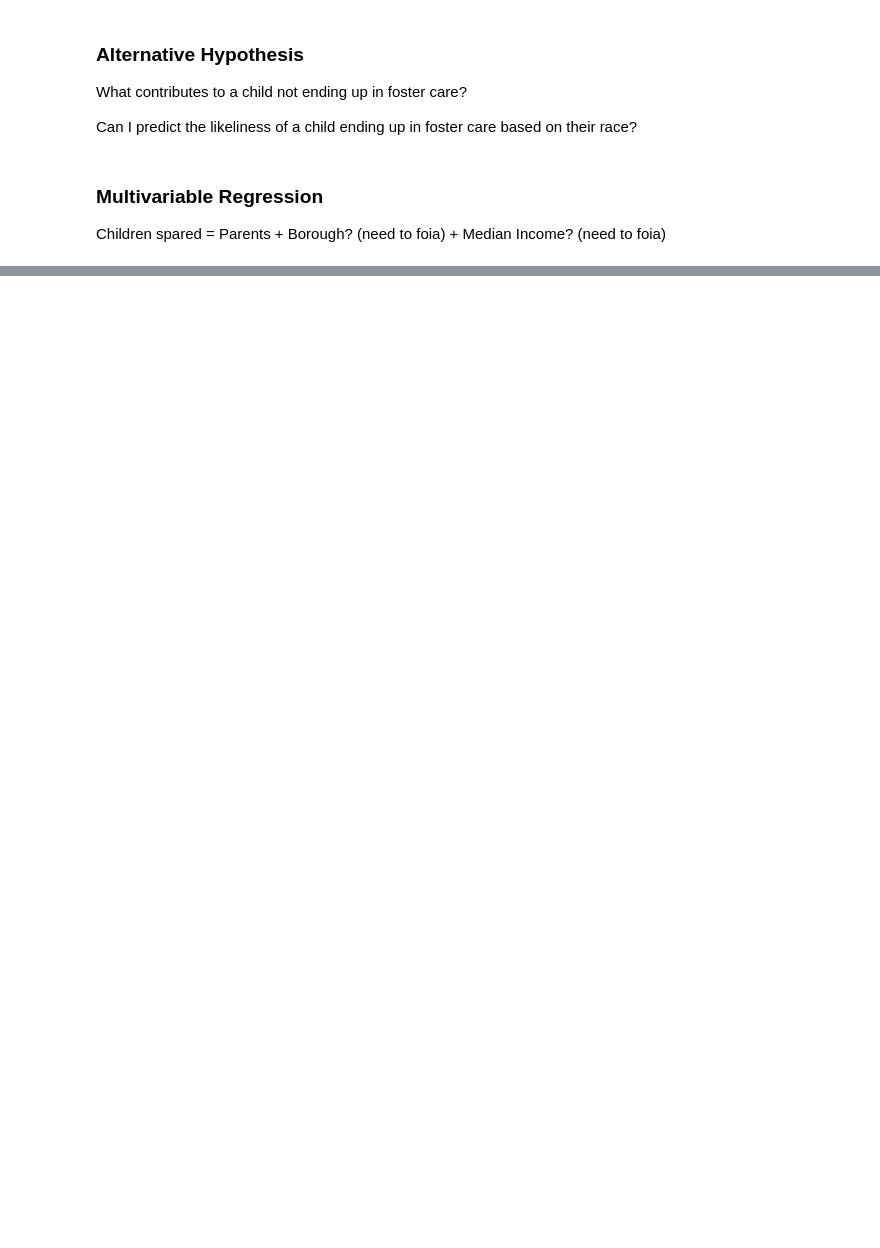
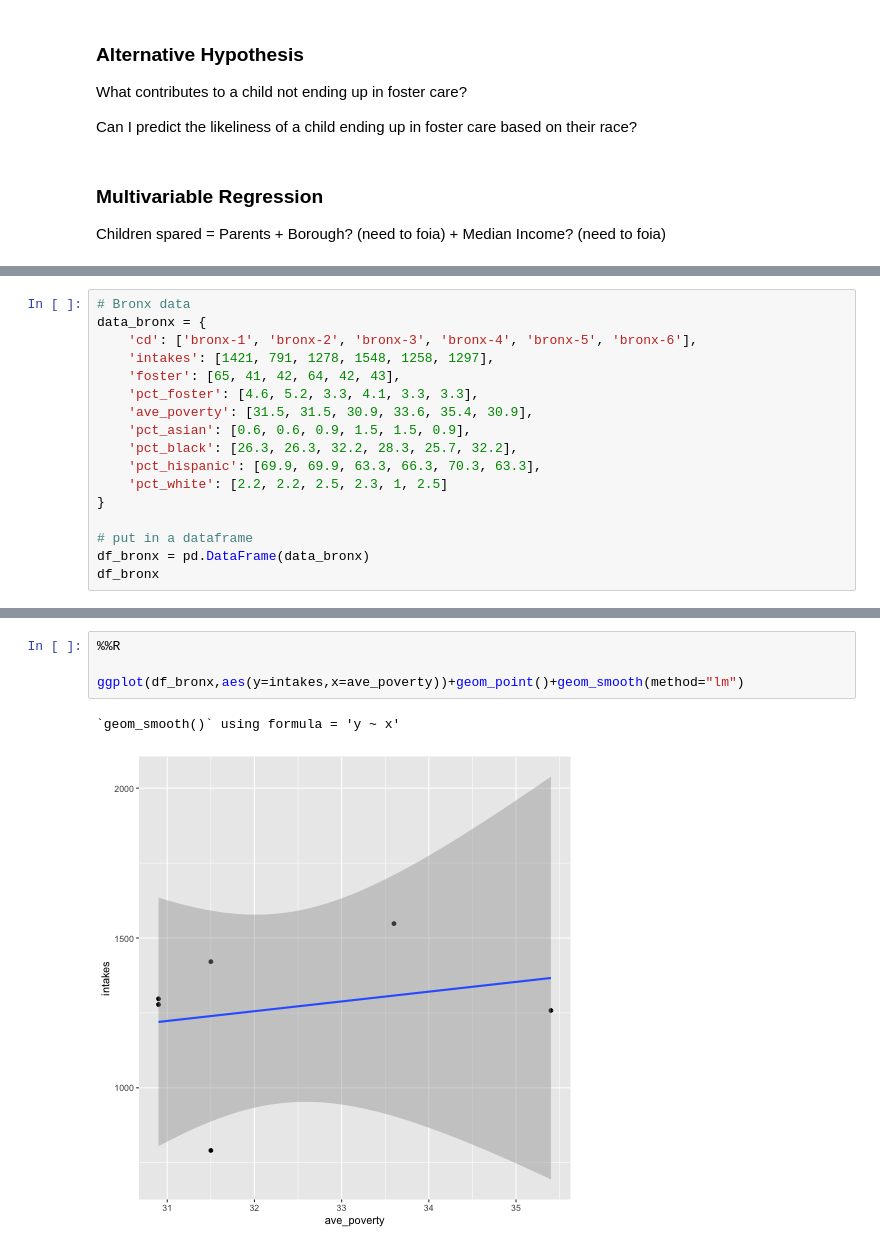
Before and after one commit to katrventura/nyc-child-services, a Jupyter notebook: notebook.ipynb, the cells around one changed output, grey strips where cells are left out. Cells and saved outputs as stored; diff of their text form; blank space fills up the shorter version.

```diff
--- a/notebook.ipynb
+++ b/notebook.ipynb
@@ -332,0 +561,17 @@ Children spared = Parents + Borough? (need to foia) + Median Income? (need to fo
+# %%
+# Bronx data
+data_bronx = {
+    'cd': ['bronx-1', 'bronx-2', 'bronx-3', 'bronx-4', 'bronx-5', 'bronx-6'],
+    'intakes': [1421, 791, 1278, 1548, 1258, 1297],
+    'foster': [65, 41, 42, 64, 42, 43],
+    'pct_foster': [4.6, 5.2, 3.3, 4.1, 3.3, 3.3],
+    'ave_poverty': [31.5, 31.5, 30.9, 33.6, 35.4, 30.9],
+    'pct_asian': [0.6, 0.6, 0.9, 1.5, 1.5, 0.9],
+    'pct_black': [26.3, 26.3, 32.2, 28.3, 25.7, 32.2],
+    'pct_hispanic': [69.9, 69.9, 63.3, 66.3, 70.3, 63.3],
+    'pct_white': [2.2, 2.2, 2.5, 2.3, 1, 2.5]
+}
+
+# put in a dataframe
+df_bronx = pd.DataFrame(data_bronx)
+df_bronx
@@ -332,0 +612,7 @@ Children spared = Parents + Borough? (need to foia) + Median Income? (need to fo
+# %%
+%%R
+
+ggplot(df_bronx,aes(y=intakes,x=ave_poverty))+geom_point()+geom_smooth(method="lm")
+# %% [output]
+`geom_smooth()` using formula = 'y ~ x'
+[figure, added]
```
Also changed, not shown: parts of 27 cells of this notebook, 4 other files.
